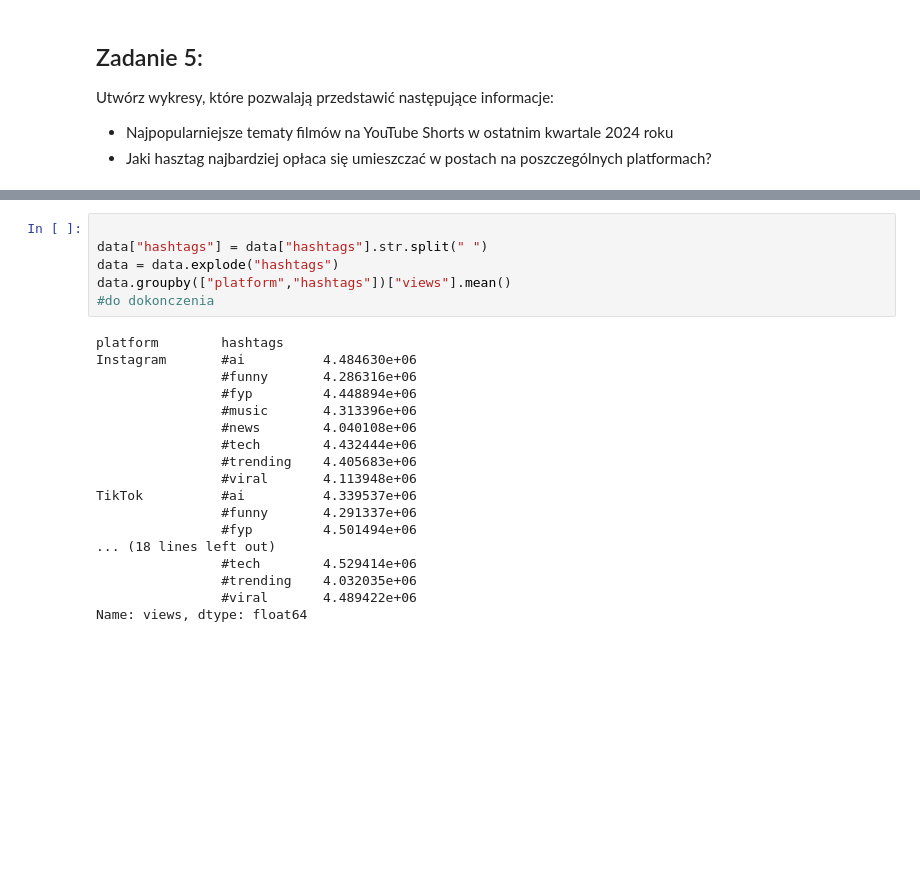
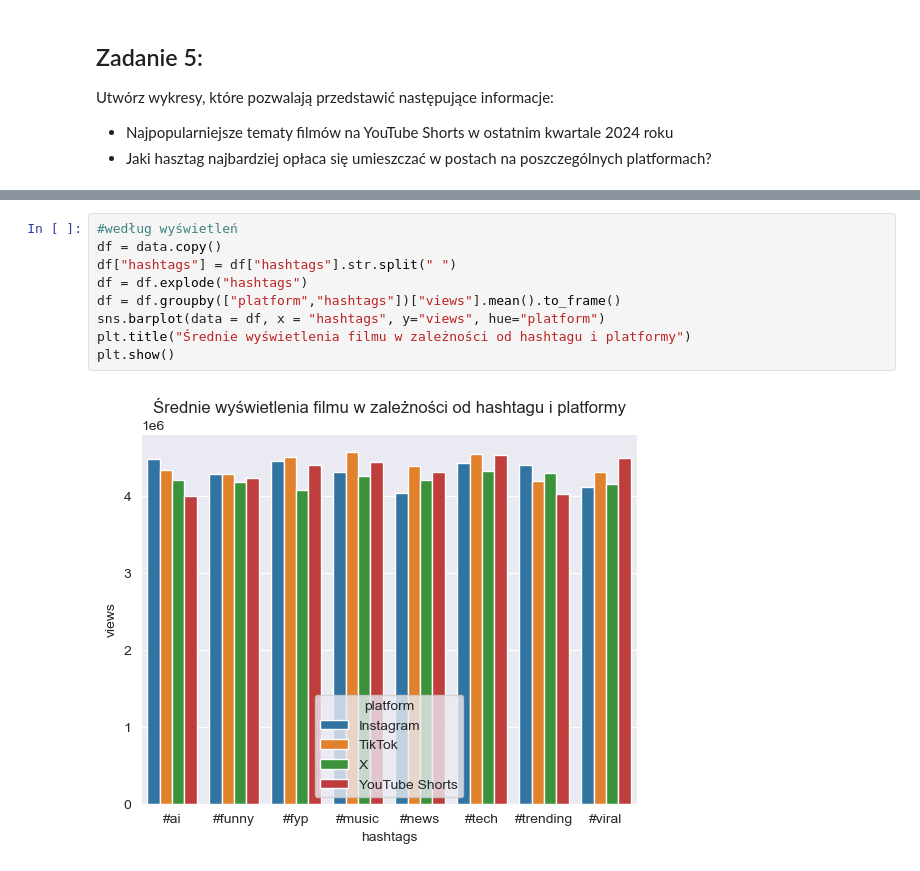
Before and after one commit to Zajecia-na-PWr-LR/lista-1-ignatonator, a Jupyter notebook: UczenieMaszynowe_25_26_Lista1.ipynb, the cells around one changed output, grey strips where cells are left out. Saved outputs shown, nothing was run; the diff lists cells and outputs as text; blank space fills up the shorter version.

```diff
--- a/UczenieMaszynowe_25_26_Lista1.ipynb
+++ b/UczenieMaszynowe_25_26_Lista1.ipynb
@@ -196,27 +197,14 @@ plt.title("Średnie wyświetlenia w zależności od tematu filmu na YT Shorts -
 plt.show()
 # %% [output]
 [figure]
-# %%
-
-data["hashtags"] = data["hashtags"].str.split(" ")
-data = data.explode("hashtags")
-data.groupby(["platform","hashtags"])["views"].mean()
-#do dokonczenia
-# %% [output]
-platform        hashtags
-Instagram       #ai          4.484630e+06
-                #funny       4.286316e+06
-                #fyp         4.448894e+06
-                #music       4.313396e+06
-                #news        4.040108e+06
-                #tech        4.432444e+06
-                #trending    4.405683e+06
-                #viral       4.113948e+06
-TikTok          #ai          4.339537e+06
-                #funny       4.291337e+06
-                #fyp         4.501494e+06
-... (18 lines left out)
-                #tech        4.529414e+06
-                #trending    4.032035e+06
-                #viral       4.489422e+06
-Name: views, dtype: float64
+# %%
+#według wyświetleń
+df = data.copy()
+df["hashtags"] = df["hashtags"].str.split(" ")
+df = df.explode("hashtags")
+df = df.groupby(["platform","hashtags"])["views"].mean().to_frame()
+sns.barplot(data = df, x = "hashtags", y="views", hue="platform")
+plt.title("Średnie wyświetlenia filmu w zależności od hashtagu i platformy")
+plt.show()
+# %% [output]
+[figure, added]
```
Also changed, not shown: parts of 3 cells of this notebook.
